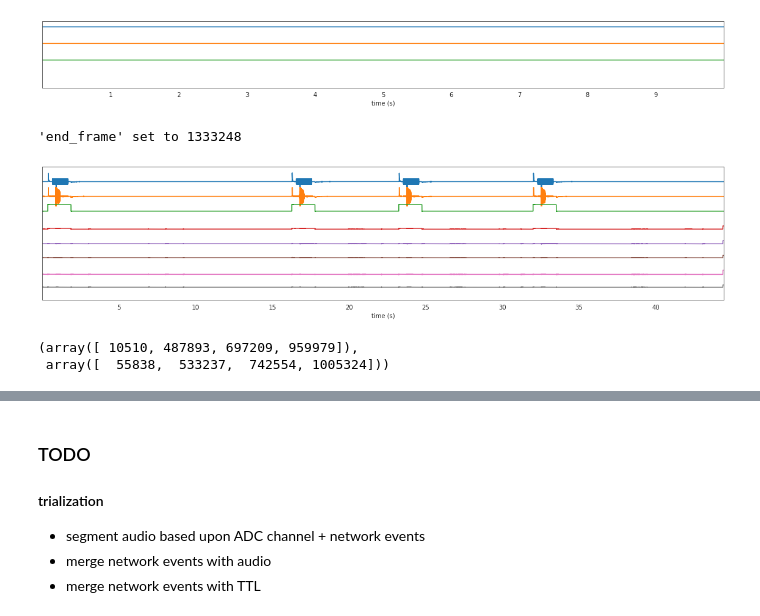
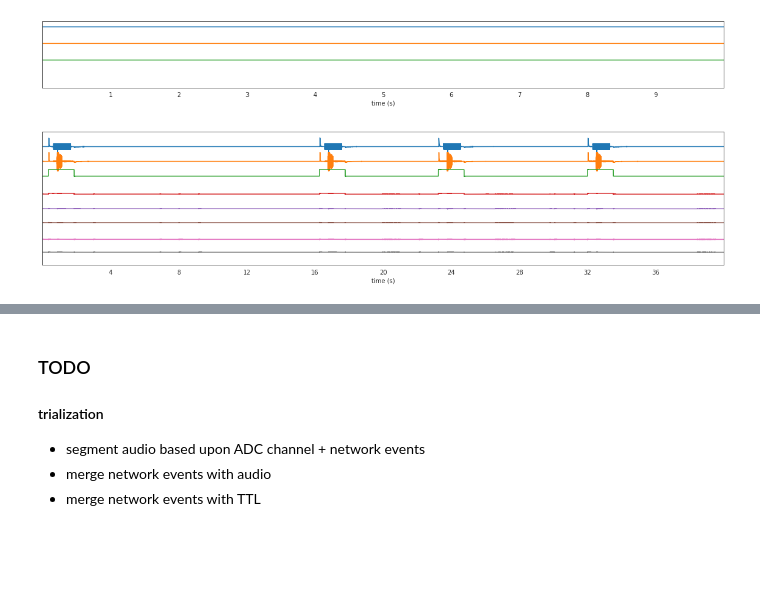
Before and after one commit to timsainb/oebinarytools, a Jupyter notebook: notebooks/create-experiment-object.ipynb, the cells around one changed output, grey strips where cells are left out. Drawn from its saved outputs; the diff is of its cells as text; code cells hidden in the pictures; blank space fills up the shorter version.

```diff
--- a/notebooks/create-experiment-object.ipynb
+++ b/notebooks/create-experiment-object.ipynb
@@ -282,10 +282,9 @@ ts_raw = sw.plot_timeseries(recording_si, channel_ids=recording['AUX_data_channe
 # %% [output]
 [figure]
 # %%
-t_range = [0, 50]
+t_range = [0, 40]
 channels = list(np.arange(1, 38))
 fig, ax = plt.subplots(ncols = 1, nrows =1, figsize=(20,4))
 ts_raw = sw.plot_timeseries(recording_si, channel_ids=recording['ADC_data_channels'], trange=t_range, ax = ax)
 # %% [output]
-'end_frame' set to 1333248
-[figure, old version]
+[figure, new version]
@@ -362,11 +290,0 @@ audio_on_channel_binary = audio_on_channel/np.max(audio_on_channel) > 0.1
-# %%
-# get starts and ends of audio channel
-audio_starts = np.where((audio_on_channel_binary[:-1] == 0) & (audio_on_channel_binary[1:] == 1))[0]
-audio_stops = np.where((audio_on_channel_binary[:-1] == 1) & (audio_on_channel_binary[1:] == 0))[0]
-# set equal, in case we begin or end in the middle of a playback
-audio_stops = audio_stops[-len(audio_starts):]
-audio_starts = audio_starts[:len(audio_stops)]
-audio_starts, audio_stops
-# %% [output]
-(array([ 10510, 487893, 697209, 959979]),
- array([  55838,  533237,  742554, 1005324]))
```
Also changed, not shown: parts of 8 cells of this notebook.
